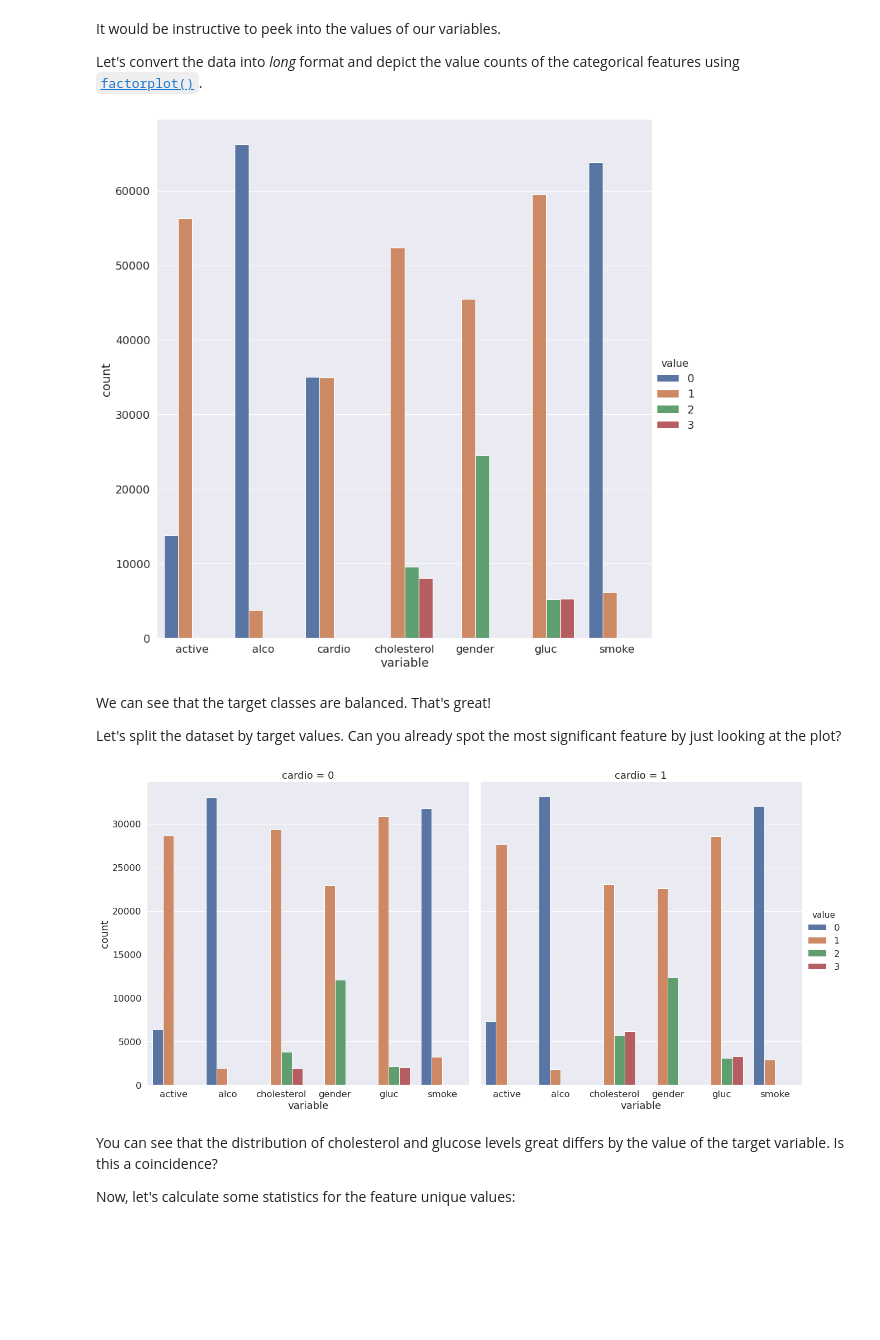
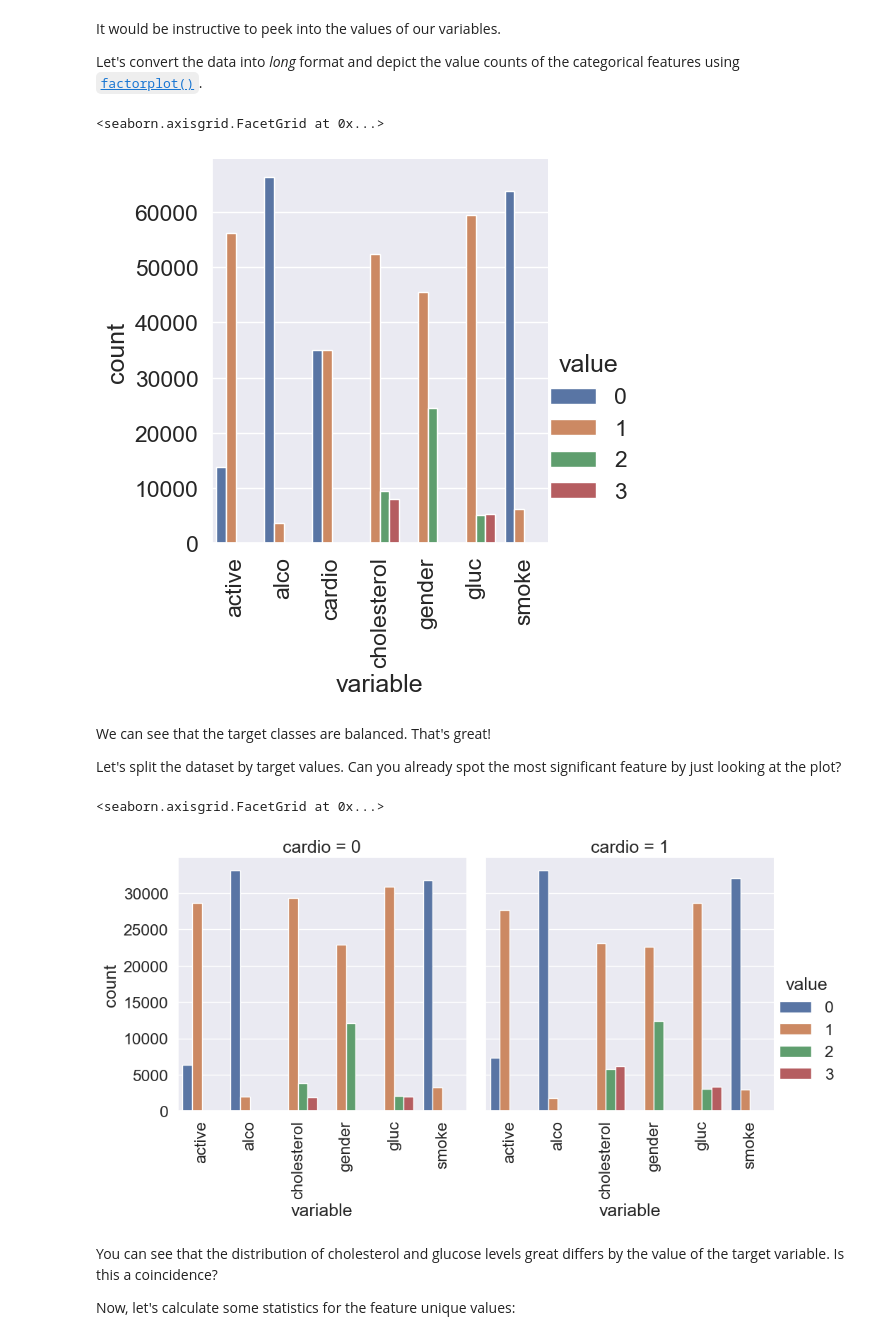
Before and after one commit to hellkirl/mlcourse.ai, a Jupyter notebook: book/assignment02/a2-demo-analyzing-cardiovascular-data.ipynb, the cells around one changed output. Drawn from its saved outputs; the diff is of its cells as text; code cells hidden in the pictures; blank space fills up the shorter version.

```diff
--- a/book/assignment02/a2-demo-analyzing-cardiovascular-data.ipynb
+++ b/book/assignment02/a2-demo-analyzing-cardiovascular-data.ipynb
@@ -79,7 +79,7 @@ rcParams['figure.figsize'] = 11, 8
 # %% [markdown]
 To make it simple, we will work only with the training part of the dataset:
 # %%
-df = pd.read_csv('../input/mlbootcamp5_train.csv')
+df = pd.read_csv('mlbootcamp5_train.csv')
 print('Dataset size: ', df.shape)
 df.head()
 # %% [output]
@@ -97,17 +97,20 @@ Let's convert the data into *long* format and depict the value counts of the cat
 # %%
 df_uniques = pd.melt(frame=df, value_vars=['gender','cholesterol',
                                            'gluc', 'smoke', 'alco',
                                            'active', 'cardio'])
 df_uniques = pd.DataFrame(df_uniques.groupby(['variable',
                                               'value'])['value'].count()) \
     .sort_index(level=[0, 1]) \
     .rename(columns={'value': 'count'}) \
     .reset_index()
 
-sns.factorplot(x='variable', y='count', hue='value',
-               data=df_uniques, kind='bar', size=12);
+p = sns.catplot(x='variable', y='count', hue='value',
+               data=df_uniques, kind='bar');
+
+p.set_xticklabels(rotation=90)
 # %% [output]
+<seaborn.axisgrid.FacetGrid at 0x...>
-[figure, old version]
+[figure, new version]
 # %% [markdown]
 We can see that the target classes are balanced. That's great!
 
@@ -123,10 +126,11 @@ df_uniques = pd.DataFrame(df_uniques.groupby(['variable', 'value',
     .rename(columns={'value': 'count'}) \
     .reset_index()
 
-sns.factorplot(x='variable', y='count', hue='value',
-               col='cardio', data=df_uniques, kind='bar', size=9);
+sns.catplot(x='variable', y='count', hue='value',
+               col='cardio', data=df_uniques, kind='bar').set_xticklabels(rotation=90)
 # %% [output]
+<seaborn.axisgrid.FacetGrid at 0x...>
-[figure, old version]
+[figure, new version]
 # %% [markdown]
 You can see that the distribution of cholesterol and glucose levels great differs by the value of the target variable. Is this a coincidence?
 
```
Also changed, not shown: parts of 18 cells of this notebook, 1 other file.
